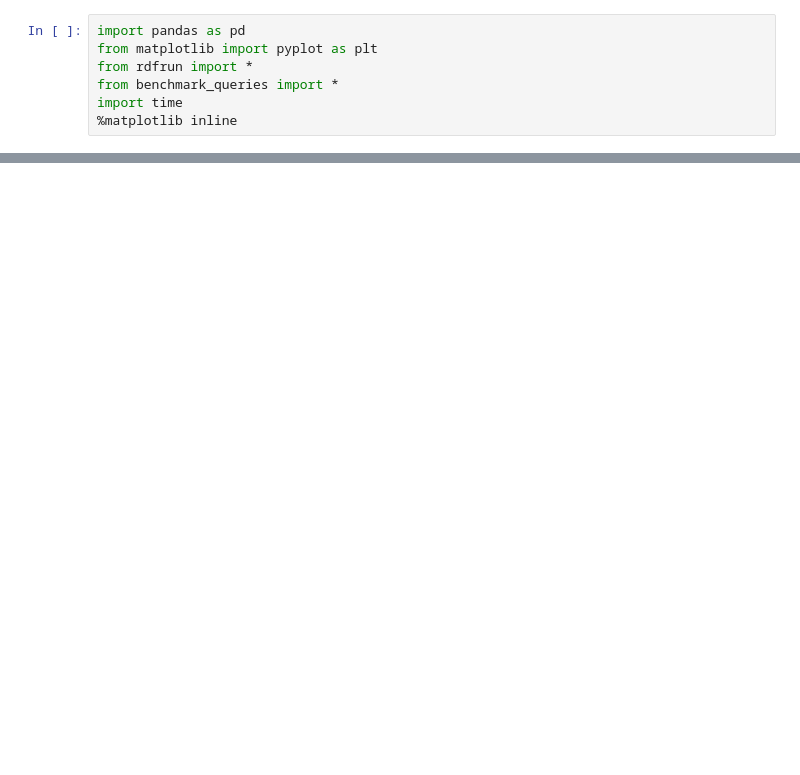
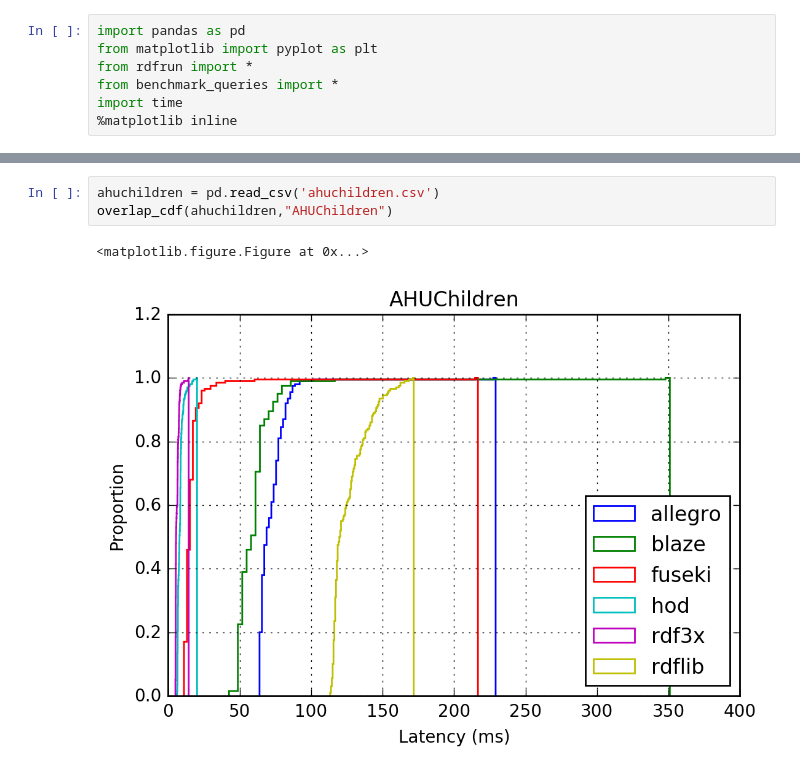
Before and after one commit to gtfierro/brick_database_eval, a Jupyter notebook: rdfrun/Benchmark.ipynb, the cells around one changed output, grey strips where cells are left out. Drawn from its saved outputs; the diff is of its cells as text; blank space fills up the shorter version.

```diff
--- a/rdfrun/Benchmark.ipynb
+++ b/rdfrun/Benchmark.ipynb
@@ -112,0 +42,6 @@ vavdf = pd.DataFrame.from_records({'hod':hod_data,'rdf3x':rdf3x_data, 'rdflib':r
+# %%
+ahuchildren = pd.read_csv('ahuchildren.csv')
+overlap_cdf(ahuchildren,"AHUChildren")
+# %% [output]
+<matplotlib.figure.Figure at 0x...>
+[figure, added]
```
Also changed, not shown: parts of 12 cells of this notebook, 3 other files.
